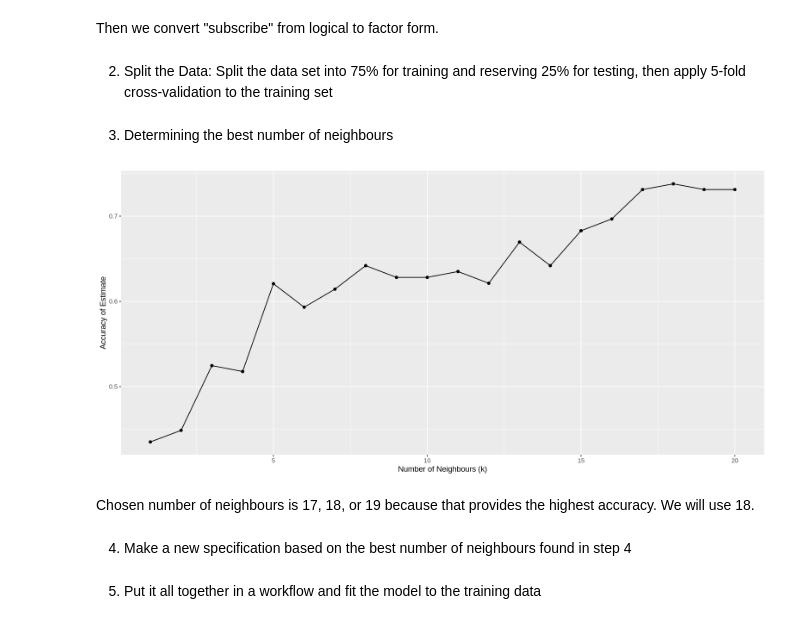
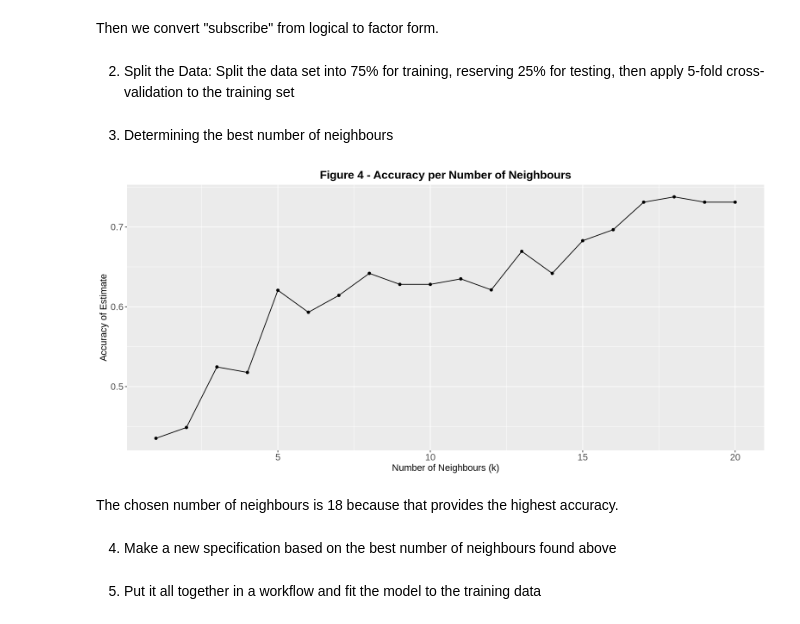
Before and after one commit to nathania-so/Group-38-DSCI-Project, a Jupyter notebook: Data Analysis Project.ipynb, the cells around one changed output. Saved outputs shown, nothing was run; the diff lists cells and outputs as text; code cells hidden in the pictures.

```diff
--- a/Data Analysis Project.ipynb
+++ b/Data Analysis Project.ipynb
@@ -137,7 +132,7 @@ Then we convert "subscribe" from logical to factor form.
 cleaned_data <- cleaned_data|> mutate(subscribe = as_factor(subscribe))
 # %% [markdown]
 2. Split the Data:
-   Split the data set into 75% for training and reserving 25% for testing, then apply 5-fold cross-validation to the training set
+   Split the data set into 75% for training, reserving 25% for testing, then apply 5-fold cross-validation to the training set
 # %%
 set.seed(1357)
 data_split <- initial_split(cleaned_data, prop = 0.75, strata = subscribe)
@@ -151,33 +146,35 @@ fold <- vfold_cv(data_train, v=5, strata = subscribe)
 # %%
 knn_recipe <- recipe(subscribe ~ Age + played_hours, data = data_train) |>
             step_center(all_predictors()) |>
             step_scale(all_predictors())
 
 knn_tune <- nearest_neighbor(weight_func = "rectangular", neighbors = tune()) |>
         set_engine("kknn") |>
         set_mode("classification")
 k_vals <- tibble(neighbors = seq(from = 1, to = 20, by = 1))
 
 results <- workflow() |>
       add_recipe(knn_recipe) |>
       add_model(knn_tune) |>
       tune_grid(resamples = fold, grid = k_vals) |>
       collect_metrics()
 
 accuracies <- results |>
             filter(.metric == "accuracy")
 
 cross_val_plot <- accuracies |>
                 ggplot(aes(x=neighbors, y=mean)) +
                 geom_point() + geom_line() +
-                labs(x = "Number of Neighbours (k)", y= "Accuracy of Estimate")
+                labs(x = "Number of Neighbours (k)", y= "Accuracy of Estimate", title = "Figure 4 - Accuracy per Number of Neighbours") +
+                theme(plot.title = element_text(size=16, face="bold", hjust = 0.5),
+                axis.title = element_text(size = 13), axis.text = element_text(size=13))
 cross_val_plot
 # %% [output]
-[figure, old version]
+[figure, new version]
 # %% [markdown]
-Chosen number of neighbours is 17, 18, or 19 because that provides the highest accuracy. We will use 18.
+The chosen number of neighbours is 18 because that provides the highest accuracy.
 # %% [markdown]
-4. Make a new specification based on the best number of neighbours found in step 4
+4. Make a new specification based on the best number of neighbours found above
 # %%
 knn_spec <- nearest_neighbor(weight_func="rectangular", neighbors=18) |>
             set_engine("kknn") |>
```
Also changed, not shown: parts of 18 cells of this notebook.
